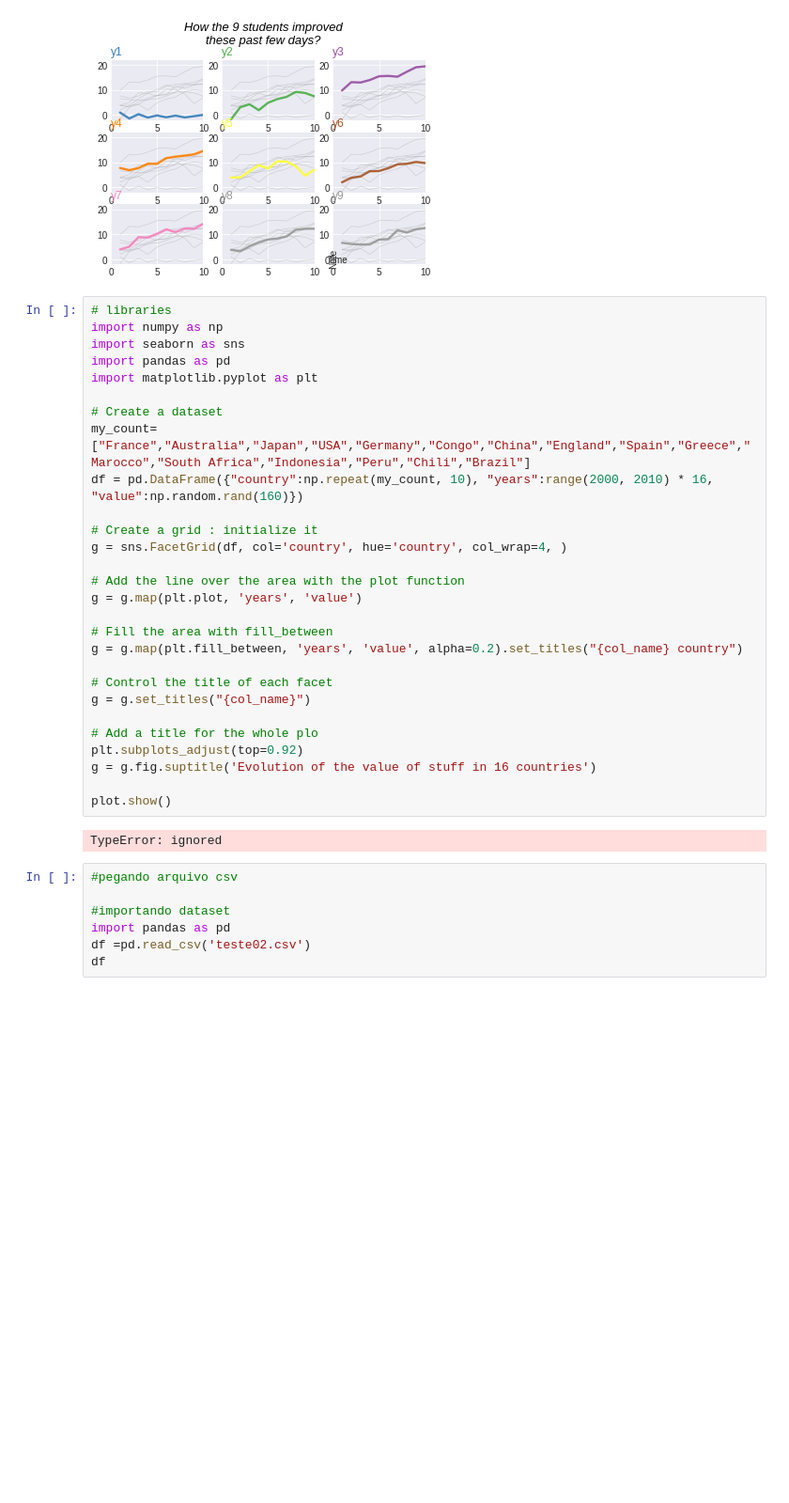
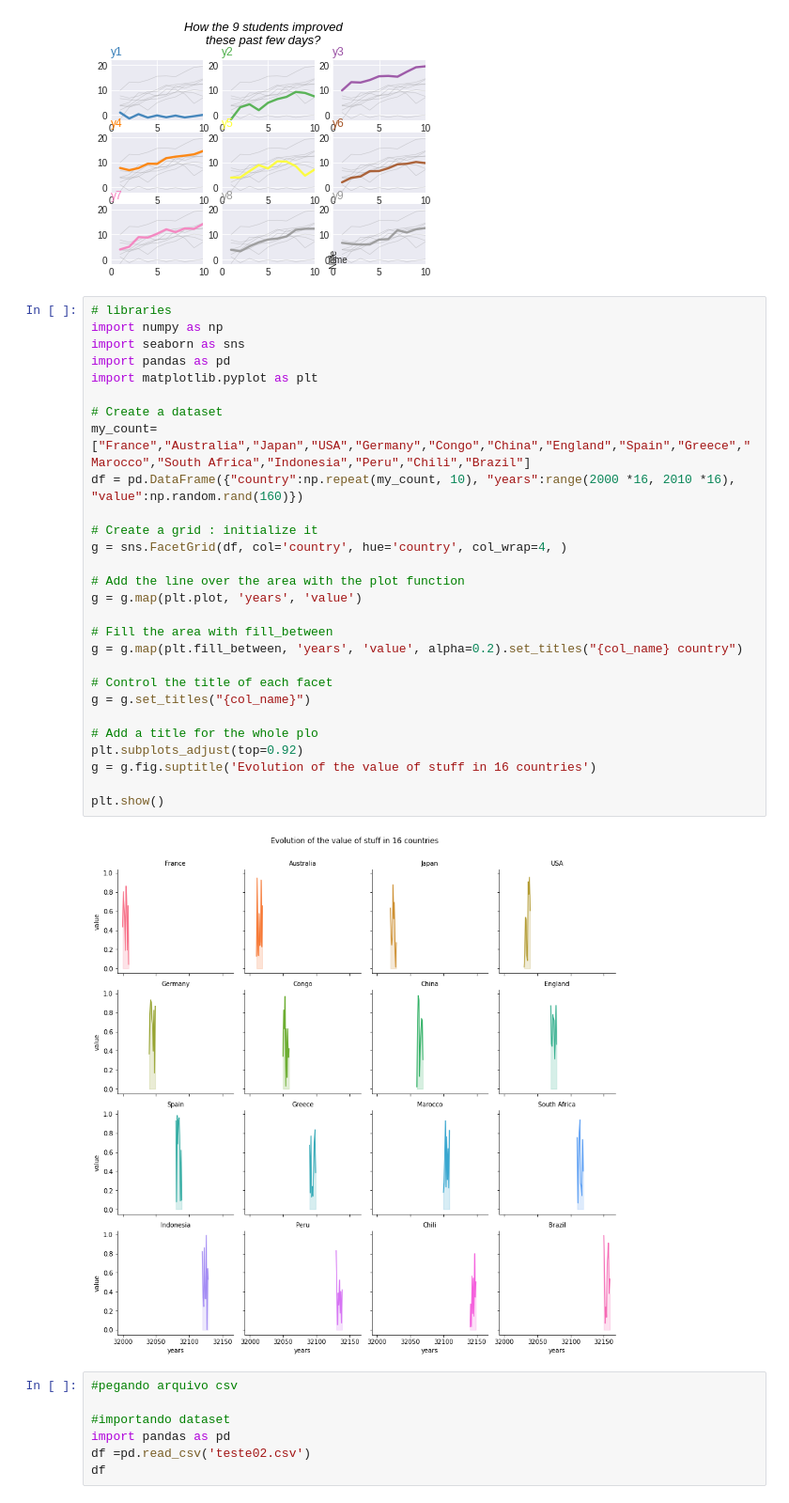
Before and after one commit to wevertonAraujo/projeto_final_python_4_cidades, a Jupyter notebook: teste1_1.ipynb, the cells around one changed output. Shown: that part at 94% size. Saved outputs shown, nothing was run; the diff lists cells and outputs as text; blank space fills up the shorter version.

```diff
--- a/teste1_1.ipynb
+++ b/teste1_1.ipynb
@@ -181,33 +181,33 @@ Text(0.06, 0.5, 'Note')
 # %%
 # libraries
 import numpy as np
 import seaborn as sns
 import pandas as pd
 import matplotlib.pyplot as plt
 
 # Create a dataset
 my_count=["France","Australia","Japan","USA","Germany","Congo","China","England","Spain","Greece","Marocco","South Africa","Indonesia","Peru","Chili","Brazil"]
-df = pd.DataFrame({"country":np.repeat(my_count, 10), "years":range(2000, 2010) * 16, "value":np.random.rand(160)})
+df = pd.DataFrame({"country":np.repeat(my_count, 10), "years":range(2000 *16, 2010 *16), "value":np.random.rand(160)})
 
 # Create a grid : initialize it
 g = sns.FacetGrid(df, col='country', hue='country', col_wrap=4, )
 
 # Add the line over the area with the plot function
 g = g.map(plt.plot, 'years', 'value')
 
 # Fill the area with fill_between
 g = g.map(plt.fill_between, 'years', 'value', alpha=0.2).set_titles("{col_name} country")
 
 # Control the title of each facet
 g = g.set_titles("{col_name}")
 
 # Add a title for the whole plo
 plt.subplots_adjust(top=0.92)
 g = g.fig.suptitle('Evolution of the value of stuff in 16 countries')
 
-plot.show()
+plt.show()
 # %% [output]
-TypeError: ignored
+[figure, added]
 # %%
 #pegando arquivo csv
 
```
